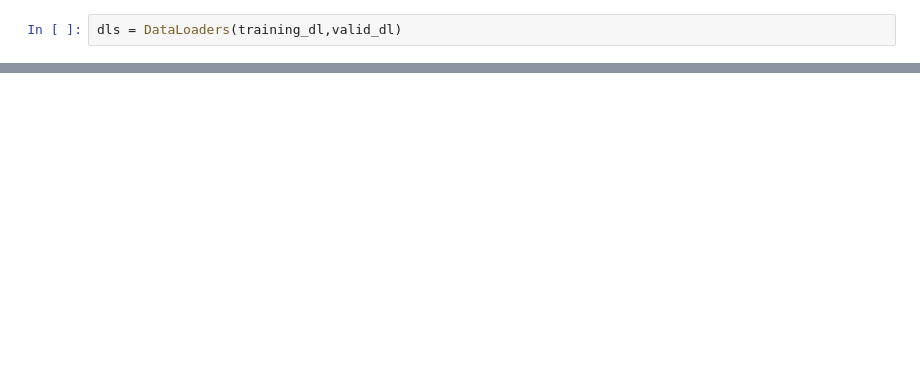
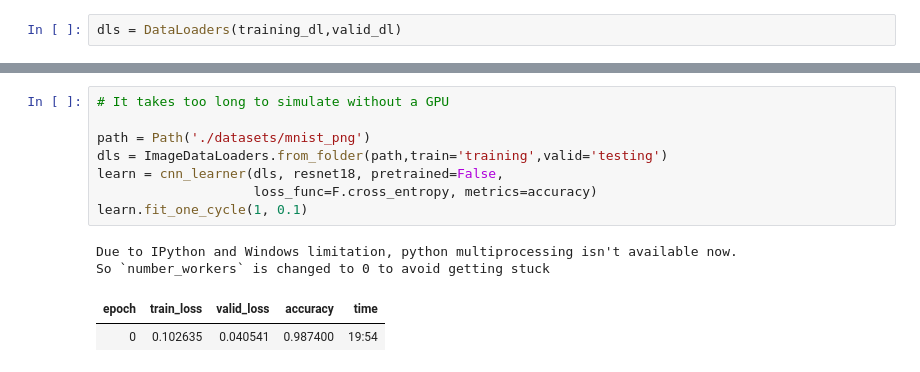
Before and after one commit to brenodacosta/DeepLearning, a Jupyter notebook: 04_mnistbasics/04_mnistbasics.ipynb, the cells around one changed output, grey strips where cells are left out. Drawn from its saved outputs; the diff is of its cells as text; blank space fills up the shorter version.

```diff
--- a/04_mnistbasics/04_mnistbasics.ipynb
+++ b/04_mnistbasics/04_mnistbasics.ipynb
@@ -140,0 +165,13 @@ tensor([[False],
+# %%
+# It takes too long to simulate without a GPU
+
+path = Path('./datasets/mnist_png')
+dls = ImageDataLoaders.from_folder(path,train='training',valid='testing')
+learn = cnn_learner(dls, resnet18, pretrained=False,
+                    loss_func=F.cross_entropy, metrics=accuracy)
+learn.fit_one_cycle(1, 0.1)
+# %% [output]
+Due to IPython and Windows limitation, python multiprocessing isn't available now.
+So `number_workers` is changed to 0 to avoid getting stuck
+| epoch | train_loss | valid_loss | accuracy | time |
+| 0 | 0.102635 | 0.040541 | 0.987400 | 19:54 |
```
Also changed, not shown: parts of 28 cells of this notebook, 15 other files.
